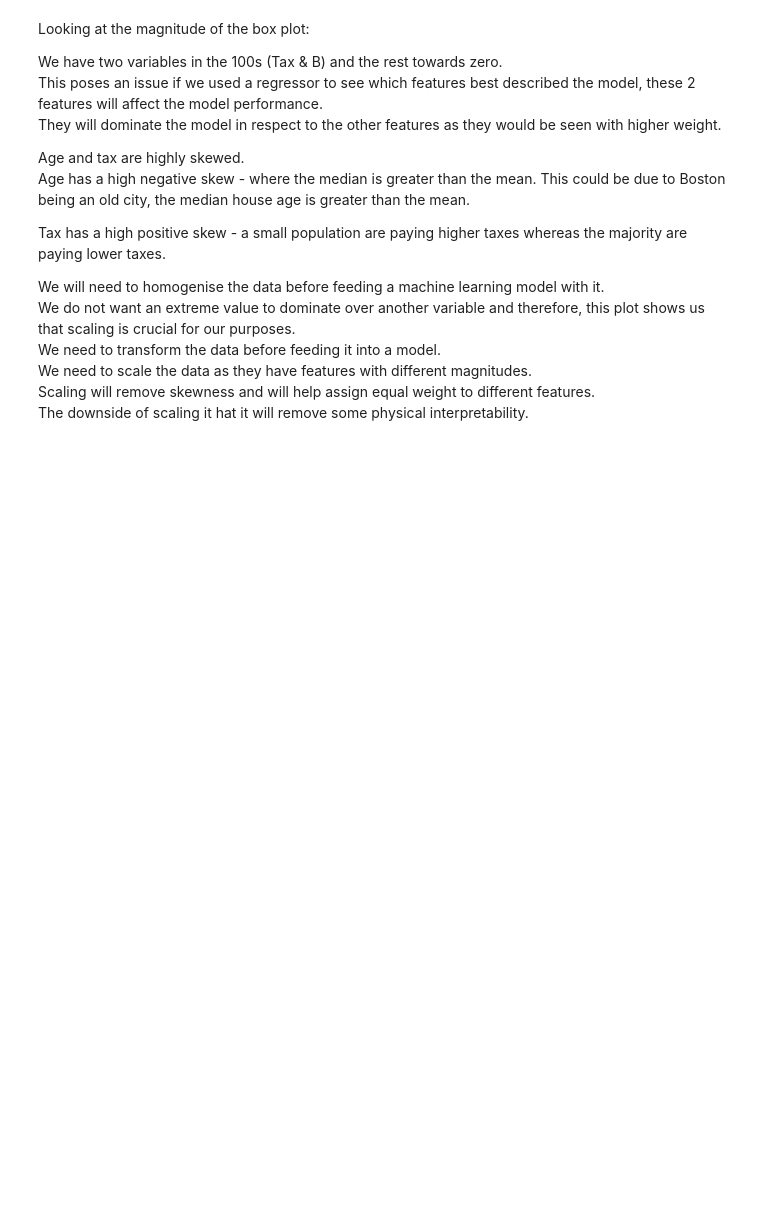
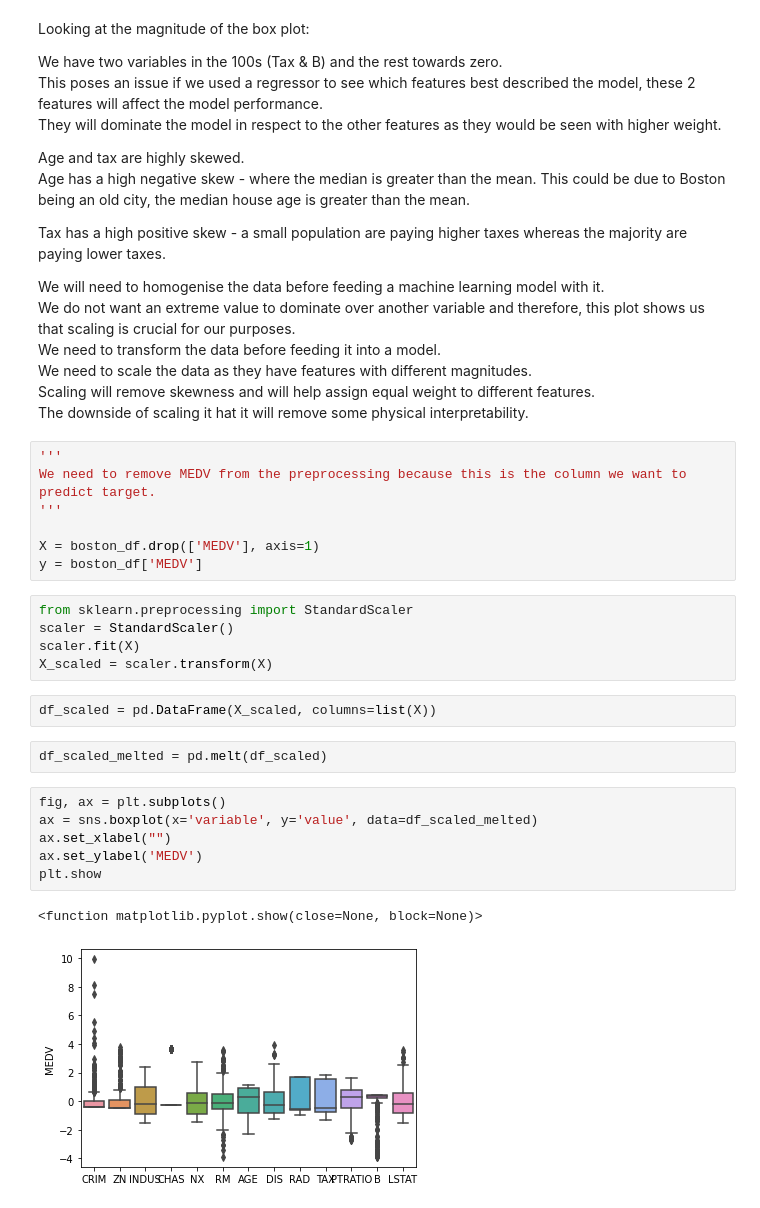
Before and after one commit to MrDanielHo/DFE-DATA4, a Jupyter notebook: DFE Data Engineering Next Steps/05-scikitlearn-ScalingData.ipynb, the cells around one changed output. Saved outputs shown, nothing was run; the diff lists cells and outputs as text; blank space fills up the shorter version.

Commit message:
Resave of scaling data

```diff
--- a/DFE Data Engineering Next Steps/05-scikitlearn-ScalingData.ipynb
+++ b/DFE Data Engineering Next Steps/05-scikitlearn-ScalingData.ipynb
@@ -54,3 +54,28 @@ We need to transform the data before feeding it into a model.<br>
 We need to scale the data as they have features with different magnitudes.<br>
 Scaling will remove skewness and will help assign equal weight to different features.<br>
 The downside of scaling it hat it will remove some physical interpretability.
+# %%
+'''
+We need to remove MEDV from the preprocessing because this is the column we want to predict target.
+'''
+
+X = boston_df.drop(['MEDV'], axis=1)
+y = boston_df['MEDV']
+# %%
+from sklearn.preprocessing import StandardScaler
+scaler = StandardScaler()
+scaler.fit(X)
+X_scaled = scaler.transform(X)
+# %%
+df_scaled = pd.DataFrame(X_scaled, columns=list(X))
+# %%
+df_scaled_melted = pd.melt(df_scaled)
+# %%
+fig, ax = plt.subplots()
+ax = sns.boxplot(x='variable', y='value', data=df_scaled_melted)
+ax.set_xlabel("")
+ax.set_ylabel('MEDV')
+plt.show
+# %% [output]
+<function matplotlib.pyplot.show(close=None, block=None)>
+[figure, added]
```
Also changed, not shown: parts of 5 cells of this notebook.
